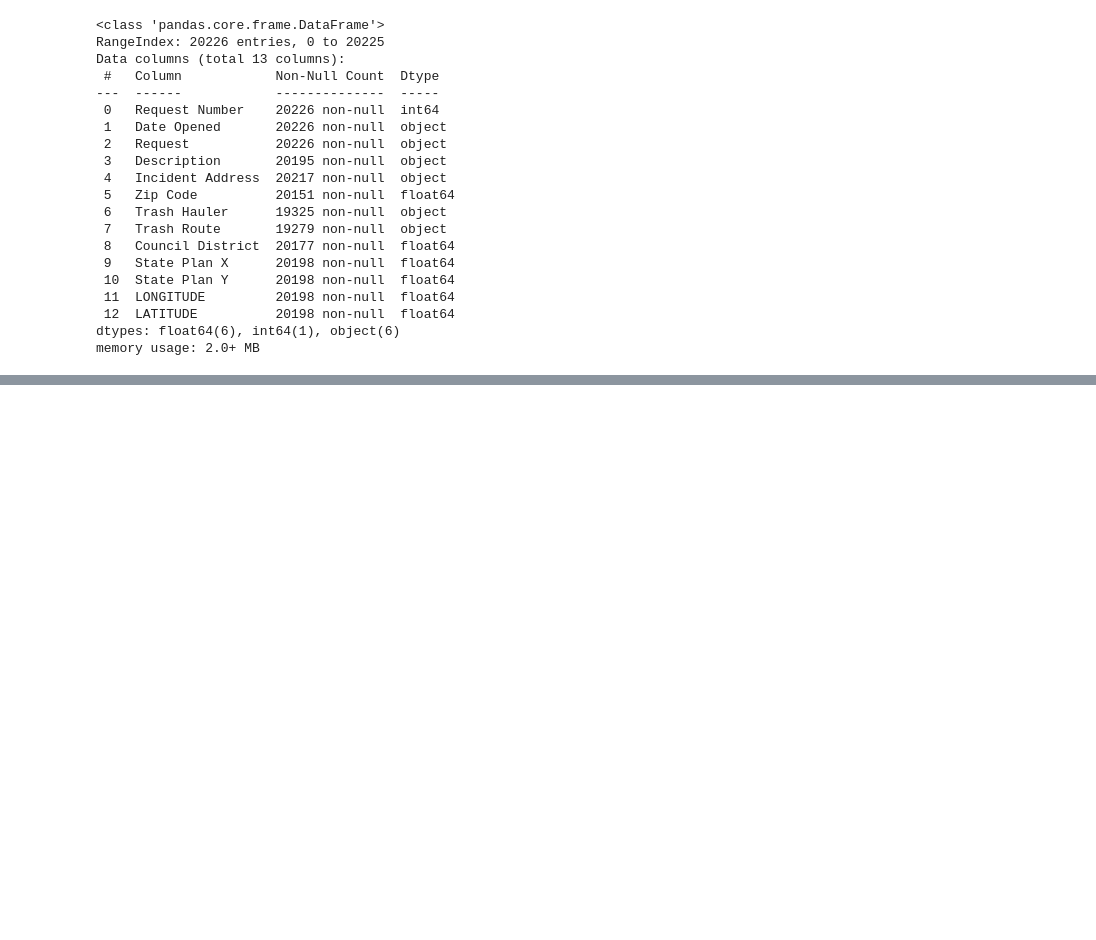
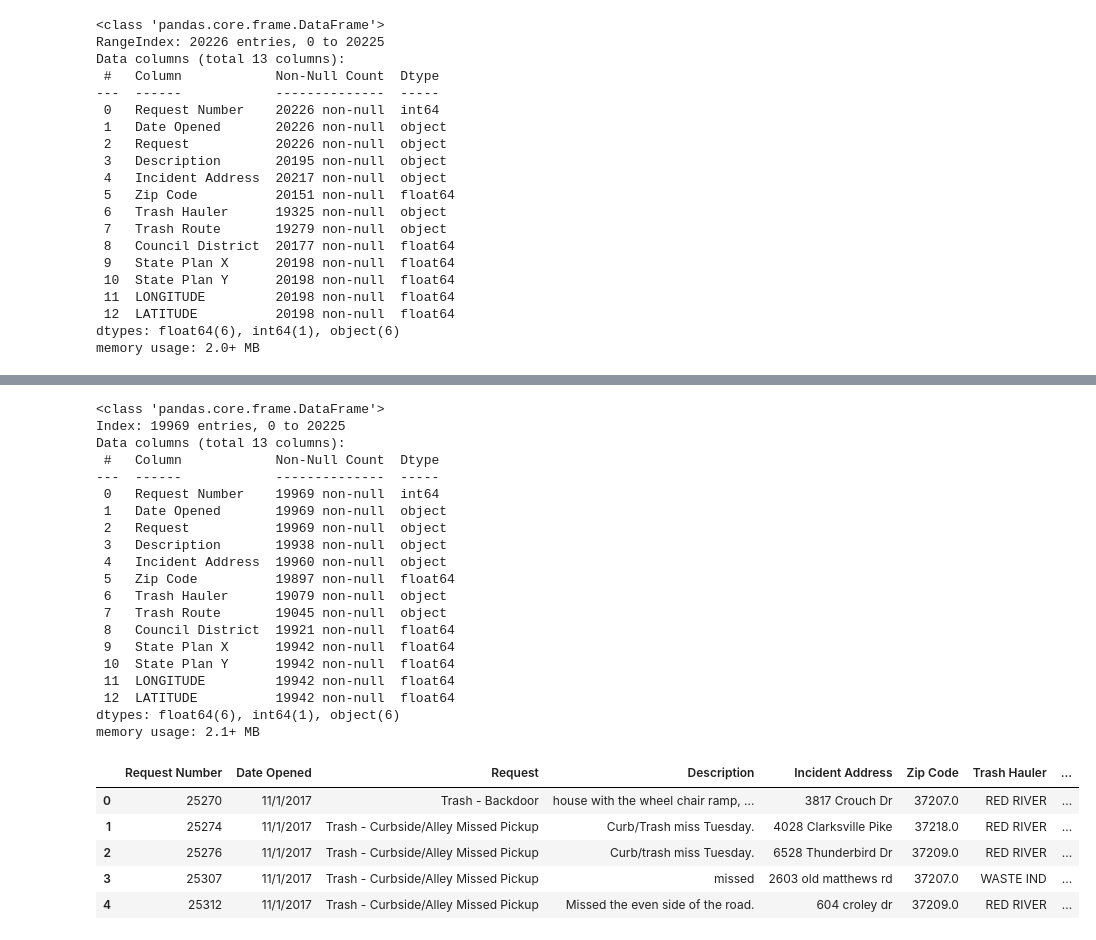
Before and after one commit to NSS-Data-Analytics-Cohort-16/da16-trashpickups-janvimehendale, a Jupyter notebook: notebooks/trashpickup.ipynb, the cells around one changed output, grey strips where cells are left out. Cells and saved outputs as stored; diff of their text form; code cells hidden in the pictures; blank space fills up the shorter version.

```diff
--- a/notebooks/trashpickup.ipynb
+++ b/notebooks/trashpickup.ipynb
@@ -29,0 +119,32 @@ memory usage: 2.0+ MB
+# %%
+# find out total missed pickups based on Request Column
+trash_df_missed_total = trash_df_read[trash_df_read["Request"]!= "Damage to Property"]
+trash_df_missed_total.info()
+trash_df_missed_total.head()
+# %% [output]
+<class 'pandas.core.frame.DataFrame'>
+Index: 19969 entries, 0 to 20225
+Data columns (total 13 columns):
+ #   Column            Non-Null Count  Dtype
+---  ------            --------------  -----
+ 0   Request Number    19969 non-null  int64
+ 1   Date Opened       19969 non-null  object
+ 2   Request           19969 non-null  object
+ 3   Description       19938 non-null  object
+ 4   Incident Address  19960 non-null  object
+ 5   Zip Code          19897 non-null  float64
+ 6   Trash Hauler      19079 non-null  object
+ 7   Trash Route       19045 non-null  object
+ 8   Council District  19921 non-null  float64
+ 9   State Plan X      19942 non-null  float64
+ 10  State Plan Y      19942 non-null  float64
+ 11  LONGITUDE         19942 non-null  float64
+ 12  LATITUDE          19942 non-null  float64
+dtypes: float64(6), int64(1), object(6)
+memory usage: 2.1+ MB
+|  | Request Number | Date Opened | Request | Description | Incident Address | Zip Code | Trash Hauler | ... |
+| 0 | 25270 | 11/1/2017 | Trash - Backdoor | house with the wheel chair ramp, ... | 3817 Crouch Dr | 37207.0 | RED RIVER | ... |
+| 1 | 25274 | 11/1/2017 | Trash - Curbside/Alley Missed Pickup | Curb/Trash miss Tuesday. | 4028 Clarksville Pike | 37218.0 | RED RIVER | ... |
+| 2 | 25276 | 11/1/2017 | Trash - Curbside/Alley Missed Pickup | Curb/trash miss Tuesday. | 6528 Thunderbird Dr | 37209.0 | RED RIVER | ... |
+| 3 | 25307 | 11/1/2017 | Trash - Curbside/Alley Missed Pickup | missed | 2603 old matthews rd | 37207.0 | WASTE IND | ... |
+| 4 | 25312 | 11/1/2017 | Trash - Curbside/Alley Missed Pickup | Missed the even side of the road. | 604 croley dr | 37209.0 | RED RIVER | ... |
```
Also changed, not shown: parts of 9 cells of this notebook.
